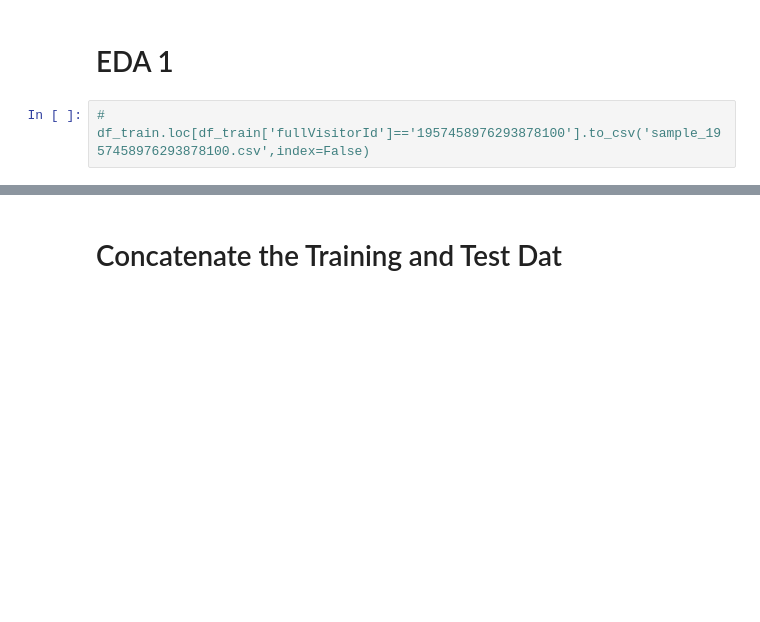
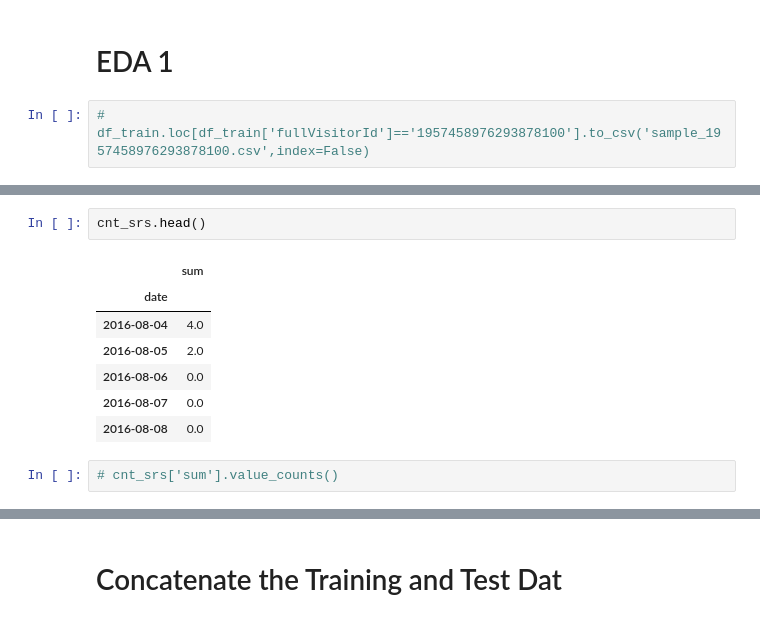
Before and after one commit to jamesliao2016/HCDR2018, a Jupyter notebook: GoogleAnalyticsCRP/my_1024.ipynb, the cells around one changed output, grey strips where cells are left out. Cells and saved outputs as stored; diff of their text form; blank space fills up the shorter version.

```diff
--- a/GoogleAnalyticsCRP/my_1024.ipynb
+++ b/GoogleAnalyticsCRP/my_1024.ipynb
@@ -71,0 +86,12 @@ df_train.groupby('fullVisitorId').count().sort_values('channelGrouping',ascendin
+# %%
+cnt_srs.head()
+# %% [output]
+|  | sum |
+| date |  |
+| 2016-08-04 | 4.0 |
+| 2016-08-05 | 2.0 |
+| 2016-08-06 | 0.0 |
+| 2016-08-07 | 0.0 |
+| 2016-08-08 | 0.0 |
+# %%
+# cnt_srs['sum'].value_counts()
```
Also changed, not shown: parts of 14 cells of this notebook, 7 other files.
